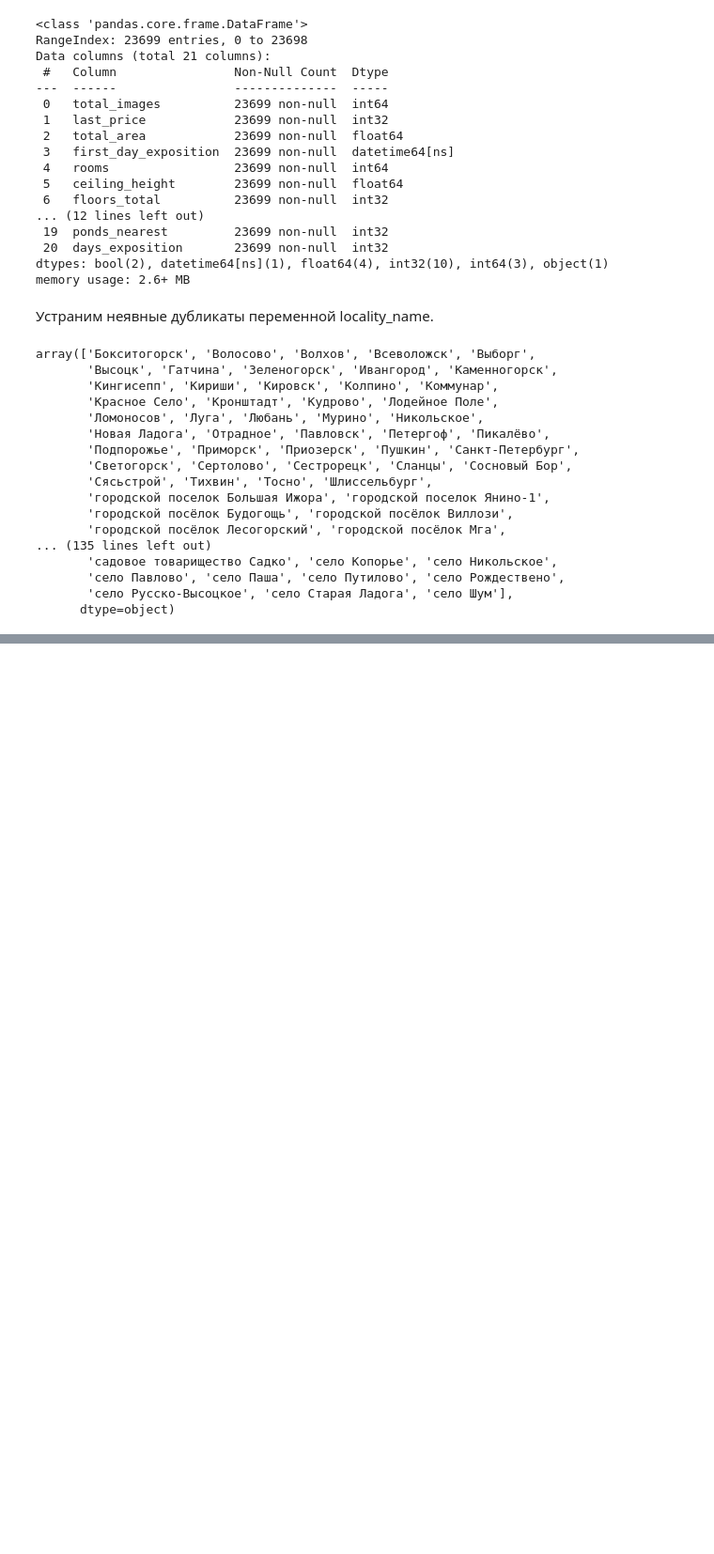
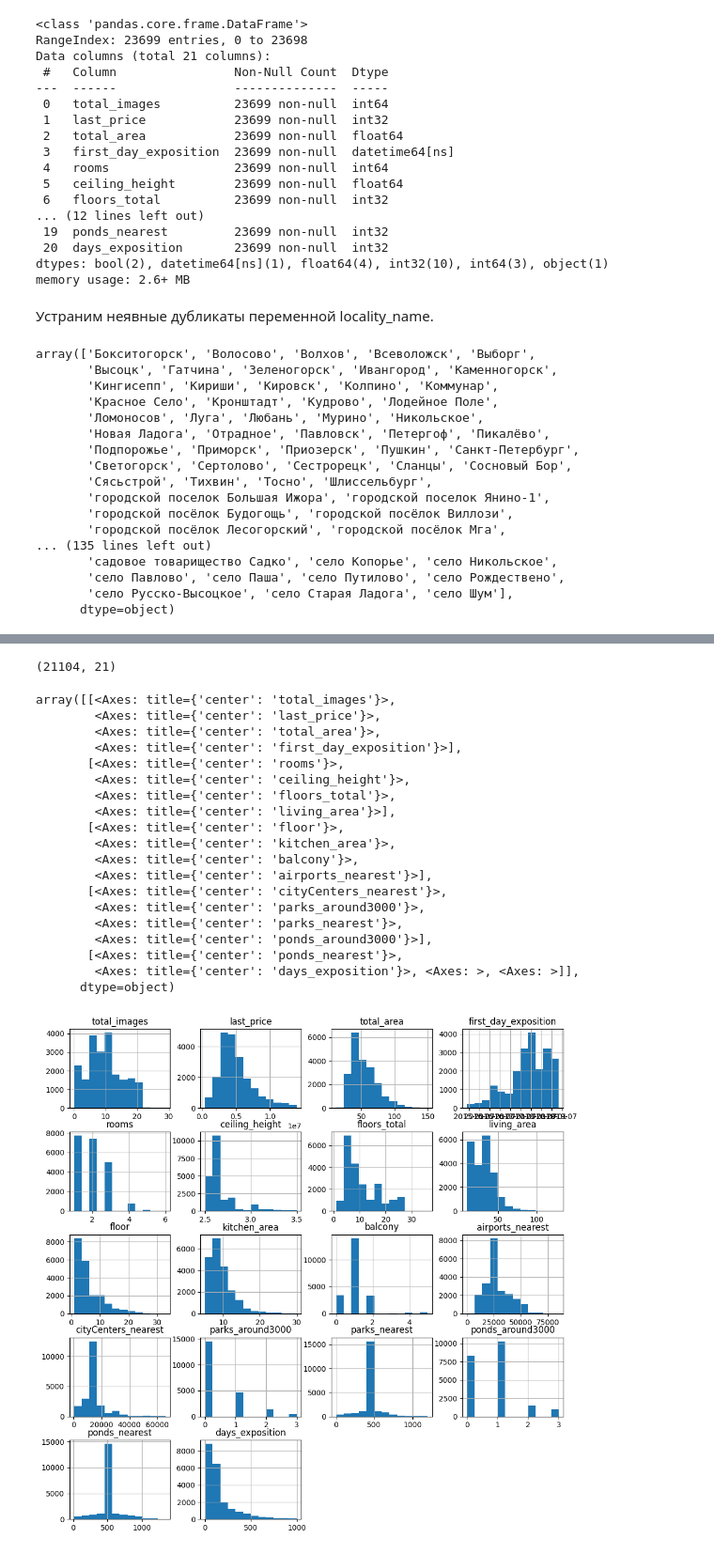
Before and after one commit to ivangolt/yandex_practicum-ds, a Jupyter notebook: 05.estate_data/Исследование объявлений о продаже квартир.ipynb, the cells around one changed output, grey strips where cells are left out. Shown at 94% size. Cells and saved outputs as stored; diff of their text form; code cells hidden in the pictures; blank space fills up the shorter version.

```diff
--- a/05.estate_data/Исследование объявлений о продаже квартир.ipynb
+++ b/05.estate_data/Исследование объявлений о продаже квартир.ipynb
@@ -453,0 +457,13 @@ data.living_area.hist(bins=10)
+# %%
+good_data = data.query(
+    " total_images < 30"
+    " and last_price <= last_price.median() * 3"
+    " and total_area >= 10 and total_area <= 150"
+    " and rooms >= 1 and rooms <= 6"
+    " and ceiling_height >= 2.5 and ceiling_height <= 3.5"
+    " and living_area >= 10 and living_area <= 200"
+    " and kitchen_area >= 5 and kitchen_area <= 30"
+    " and parks_nearest < 1200 "
+    " and days_exposition < 1000"
+    " and floors_total < 40"
+).reset_index(drop=True)
@@ -453,0 +480,27 @@ data.living_area.hist(bins=10)
+# %%
+good_data.shape
+# %% [output]
+(21104, 21)
+# %%
+good_data.hist(bins=12, figsize=(12,12))
+# %% [output]
+array([[<Axes: title={'center': 'total_images'}>,
+        <Axes: title={'center': 'last_price'}>,
+        <Axes: title={'center': 'total_area'}>,
+        <Axes: title={'center': 'first_day_exposition'}>],
+       [<Axes: title={'center': 'rooms'}>,
+        <Axes: title={'center': 'ceiling_height'}>,
+        <Axes: title={'center': 'floors_total'}>,
+        <Axes: title={'center': 'living_area'}>],
+       [<Axes: title={'center': 'floor'}>,
+        <Axes: title={'center': 'kitchen_area'}>,
+        <Axes: title={'center': 'balcony'}>,
+        <Axes: title={'center': 'airports_nearest'}>],
+       [<Axes: title={'center': 'cityCenters_nearest'}>,
+        <Axes: title={'center': 'parks_around3000'}>,
+        <Axes: title={'center': 'parks_nearest'}>,
+        <Axes: title={'center': 'ponds_around3000'}>],
+       [<Axes: title={'center': 'ponds_nearest'}>,
+        <Axes: title={'center': 'days_exposition'}>, <Axes: >, <Axes: >]],
+      dtype=object)
+[figure, added]
```
Also changed, not shown: parts of 40 cells of this notebook.
